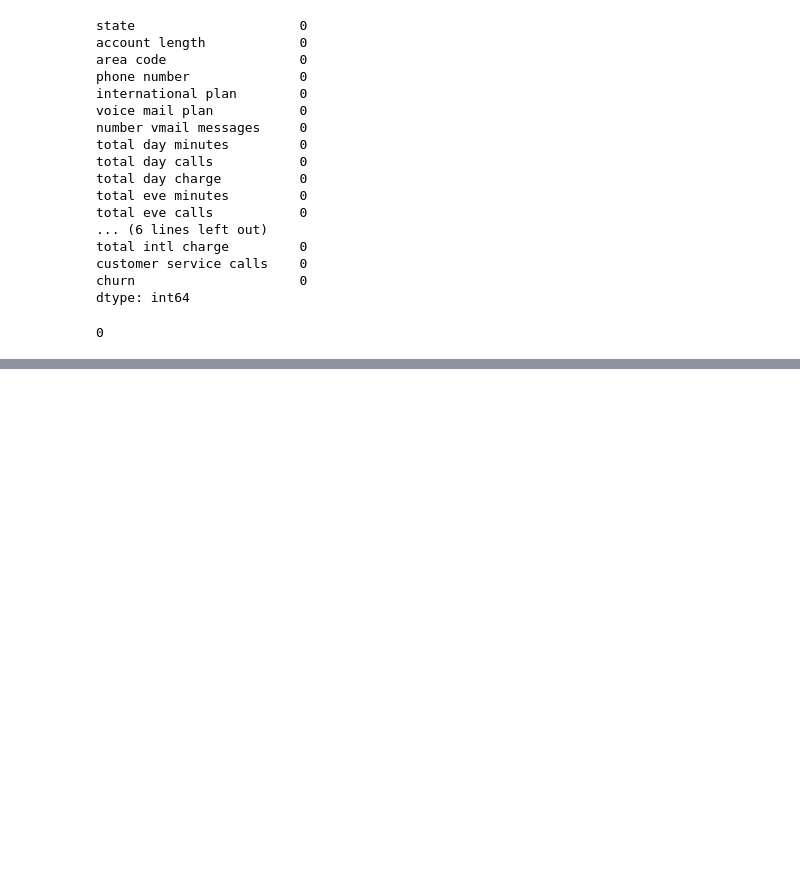
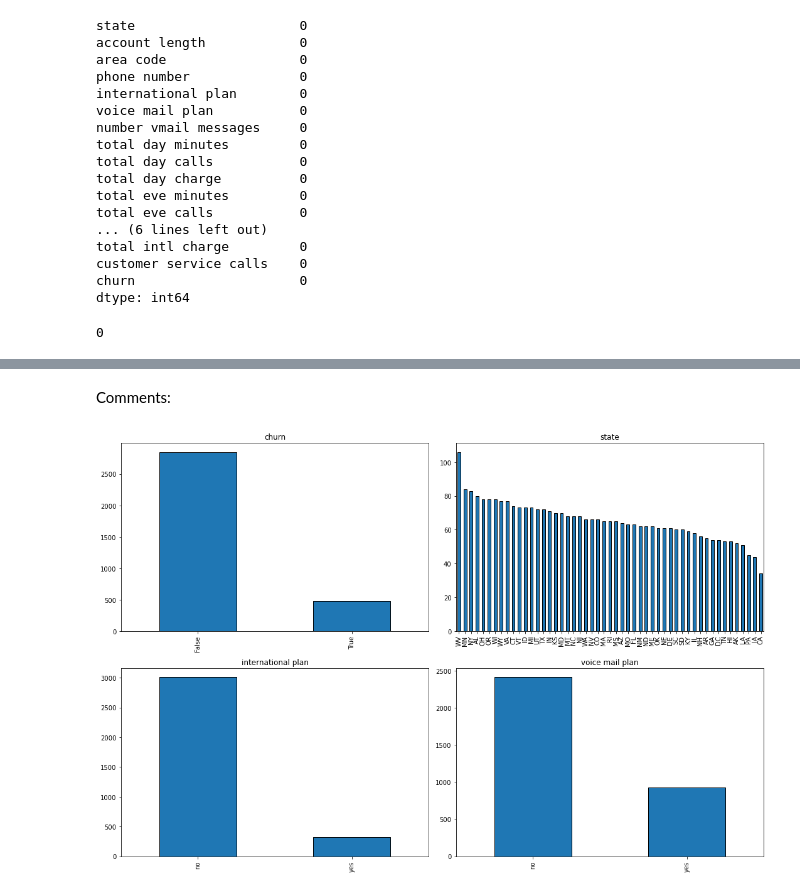
Before and after one commit to kaluma-67/SyriaTel_Customer_Churn_Rate_Analysis, a Jupyter notebook: Notebook.ipynb, the cells around one changed output, grey strips where cells are left out. Saved outputs shown, nothing was run; the diff lists cells and outputs as text; code cells hidden in the pictures; blank space fills up the shorter version.

```diff
--- a/Notebook.ipynb
+++ b/Notebook.ipynb
@@ -53,0 +140,24 @@ data.describe()
+# %% [markdown]
+Comments:
+# %%
+# Univariate Analysis for Categorical Columns( Target column included)
+categorical_features = data[['churn', 'state', 'international plan', 'voice mail plan']]
+# Number of columns for the grid
+num_cols = 2
+# Number of rows for the grid
+num_rows = 2
+
+fig, axes = plt.subplots(num_rows, num_cols, figsize=(15, 10))
+
+# Flatten the axes array for easy iteration
+axes = axes.flatten()
+
+# Plotting each categorical feature
+for i, column in enumerate(categorical_features.columns):
+    categorical_features[column].value_counts().plot(kind='bar', ax=axes[i], edgecolor='k')
+    axes[i].set_title(column)
+
+plt.tight_layout()
+plt.show()
+# %% [output]
+[figure, added]
```
Also changed, not shown: parts of 12 cells of this notebook.
